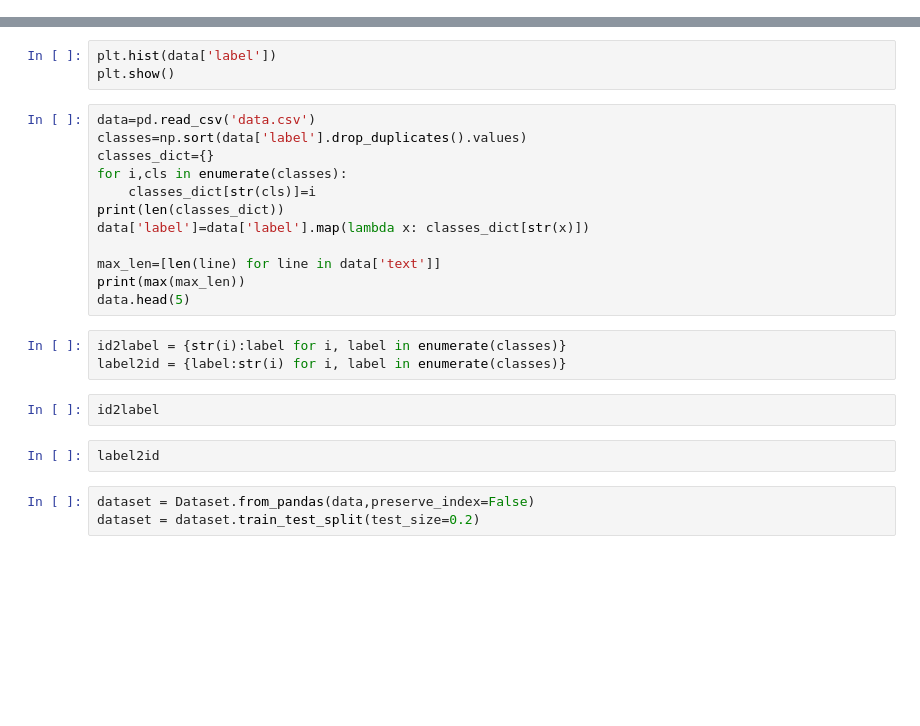
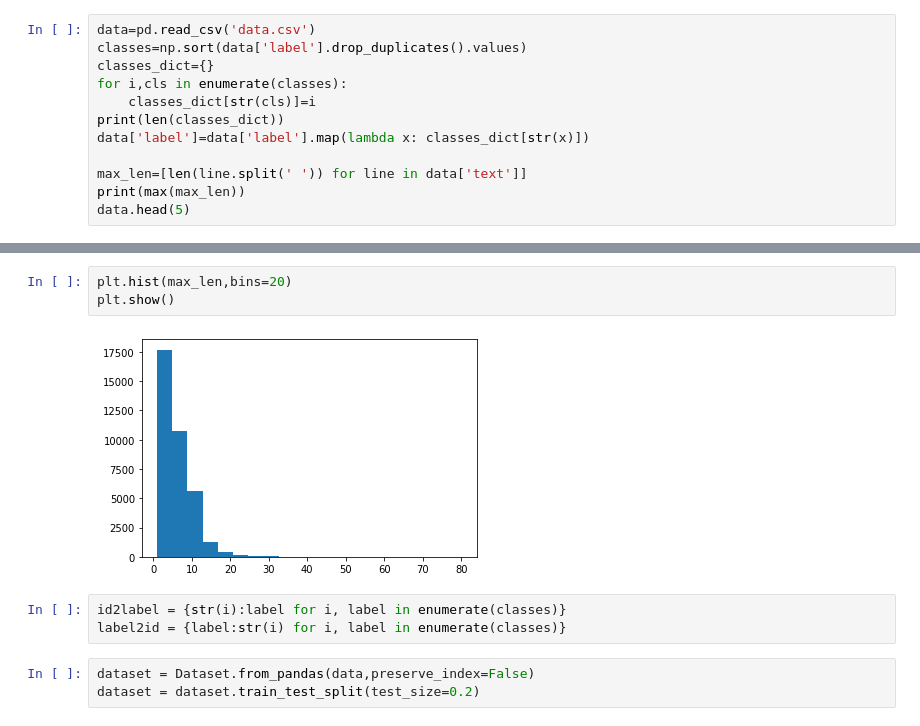
Before and after one commit to dkagramanyan/Text_visualize_classify, a Jupyter notebook: text_classify.ipynb, the cells around one changed output, grey strips where cells are left out. Saved outputs shown, nothing was run; the diff lists cells and outputs as text; blank space fills up the shorter version.

```diff
--- a/text_classify.ipynb
+++ b/text_classify.ipynb
@@ -29,0 +45,12 @@ data.describe()
+# %%
+data=pd.read_csv('data.csv')
+classes=np.sort(data['label'].drop_duplicates().values)
+classes_dict={}
+for i,cls in enumerate(classes):
+    classes_dict[str(cls)]=i
+print(len(classes_dict))
+data['label']=data['label'].map(lambda x: classes_dict[str(x)])
+
+max_len=[len(line.split(' ')) for line in data['text']]
+print(max(max_len))
+data.head(5)
@@ -30,25 +66,11 @@ data.describe()
 # %%
-plt.hist(data['label'])
+plt.hist(max_len,bins=20)
 plt.show()
+# %% [output]
+[figure, added]
-# %%
-data=pd.read_csv('data.csv')
-classes=np.sort(data['label'].drop_duplicates().values)
-classes_dict={}
-for i,cls in enumerate(classes):
-    classes_dict[str(cls)]=i
-print(len(classes_dict))
-data['label']=data['label'].map(lambda x: classes_dict[str(x)])
-
-max_len=[len(line) for line in data['text']]
-print(max(max_len))
-data.head(5)
 # %%
 id2label = {str(i):label for i, label in enumerate(classes)}
 label2id = {label:str(i) for i, label in enumerate(classes)}
-# %%
-id2label
-# %%
-label2id
 # %%
 dataset = Dataset.from_pandas(data,preserve_index=False)
 dataset = dataset.train_test_split(test_size=0.2)
```
Also changed, not shown: parts of 12 cells of this notebook, 1 other file.
